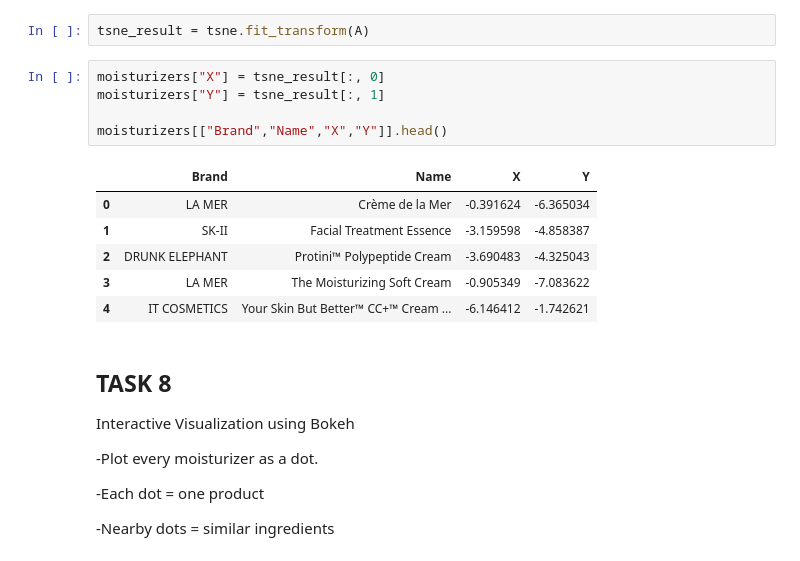
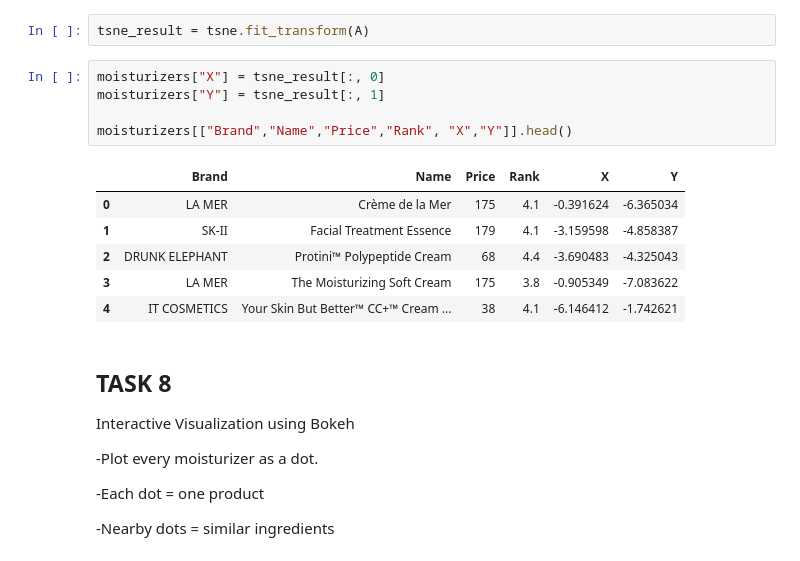
Before and after one commit to riyaguptamail15-web/Analysis-of-Chemical-Components, a Jupyter notebook: analysis.ipynb, the cells around one changed output. Cells and saved outputs as stored; diff of their text form.

```diff
--- a/analysis.ipynb
+++ b/analysis.ipynb
@@ -341,15 +341,15 @@ tsne_result = tsne.fit_transform(A)
 # %%
 moisturizers["X"] = tsne_result[:, 0]
 moisturizers["Y"] = tsne_result[:, 1]
 
-moisturizers[["Brand","Name","X","Y"]].head()
+moisturizers[["Brand","Name","Price","Rank", "X","Y"]].head()
 # %% [output]
-|  | Brand | Name | X | Y |
-| 0 | LA MER | Crème de la Mer | -0.391624 | -6.365034 |
-| 1 | SK-II | Facial Treatment Essence | -3.159598 | -4.858387 |
-| 2 | DRUNK ELEPHANT | Protini™ Polypeptide Cream | -3.690483 | -4.325043 |
-| 3 | LA MER | The Moisturizing Soft Cream | -0.905349 | -7.083622 |
-| 4 | IT COSMETICS | Your Skin But Better™ CC+™ Cream ... | -6.146412 | -1.742621 |
+|  | Brand | Name | Price | Rank | X | Y |
+| 0 | LA MER | Crème de la Mer | 175 | 4.1 | -0.391624 | -6.365034 |
+| 1 | SK-II | Facial Treatment Essence | 179 | 4.1 | -3.159598 | -4.858387 |
+| 2 | DRUNK ELEPHANT | Protini™ Polypeptide Cream | 68 | 4.4 | -3.690483 | -4.325043 |
+| 3 | LA MER | The Moisturizing Soft Cream | 175 | 3.8 | -0.905349 | -7.083622 |
+| 4 | IT COSMETICS | Your Skin But Better™ CC+™ Cream ... | 38 | 4.1 | -6.146412 | -1.742621 |
 # %% [markdown]
 ## TASK 8
 Interactive Visualization using Bokeh
```
Also changed, not shown: parts of 14 cells of this notebook.
